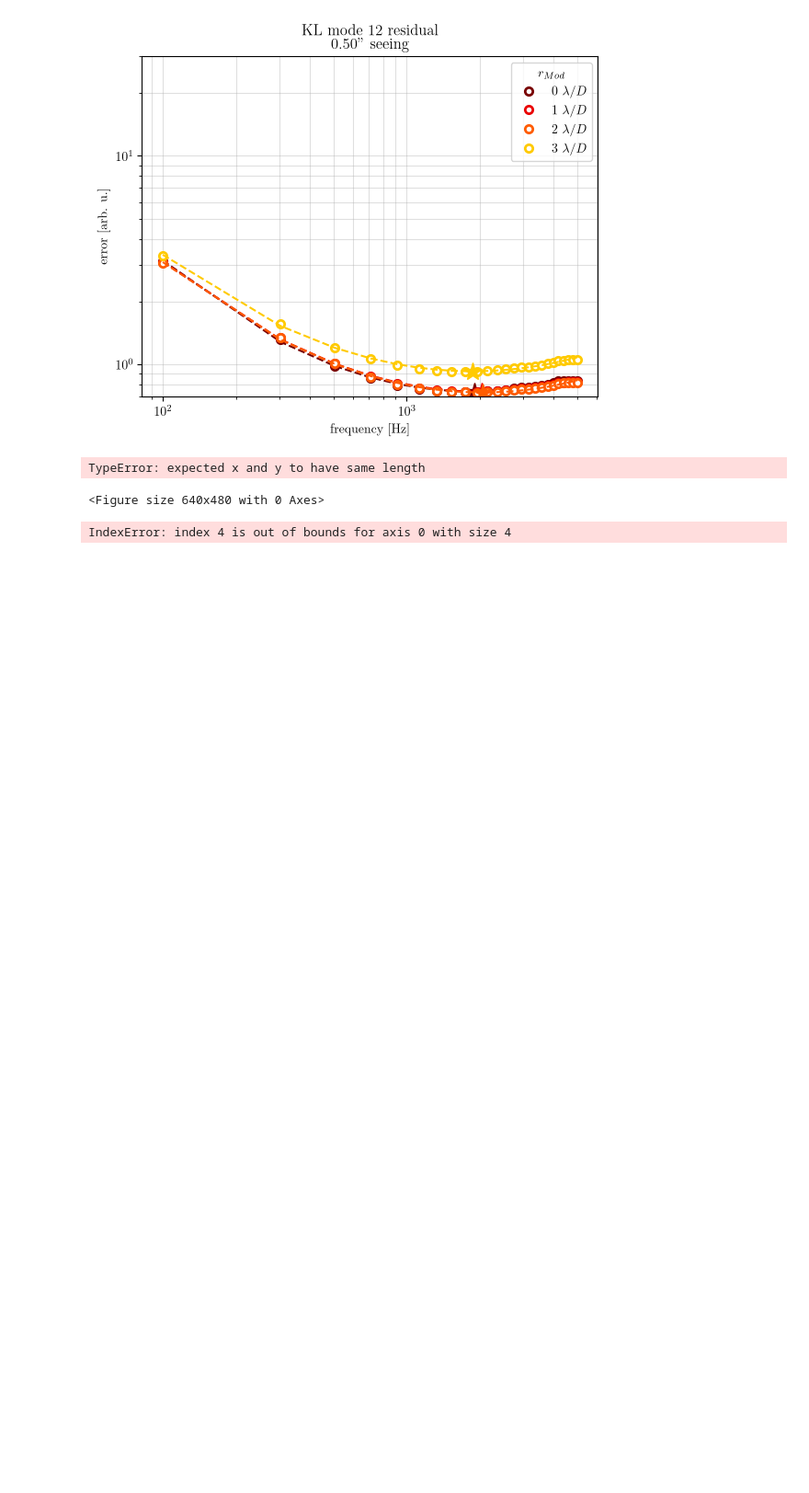
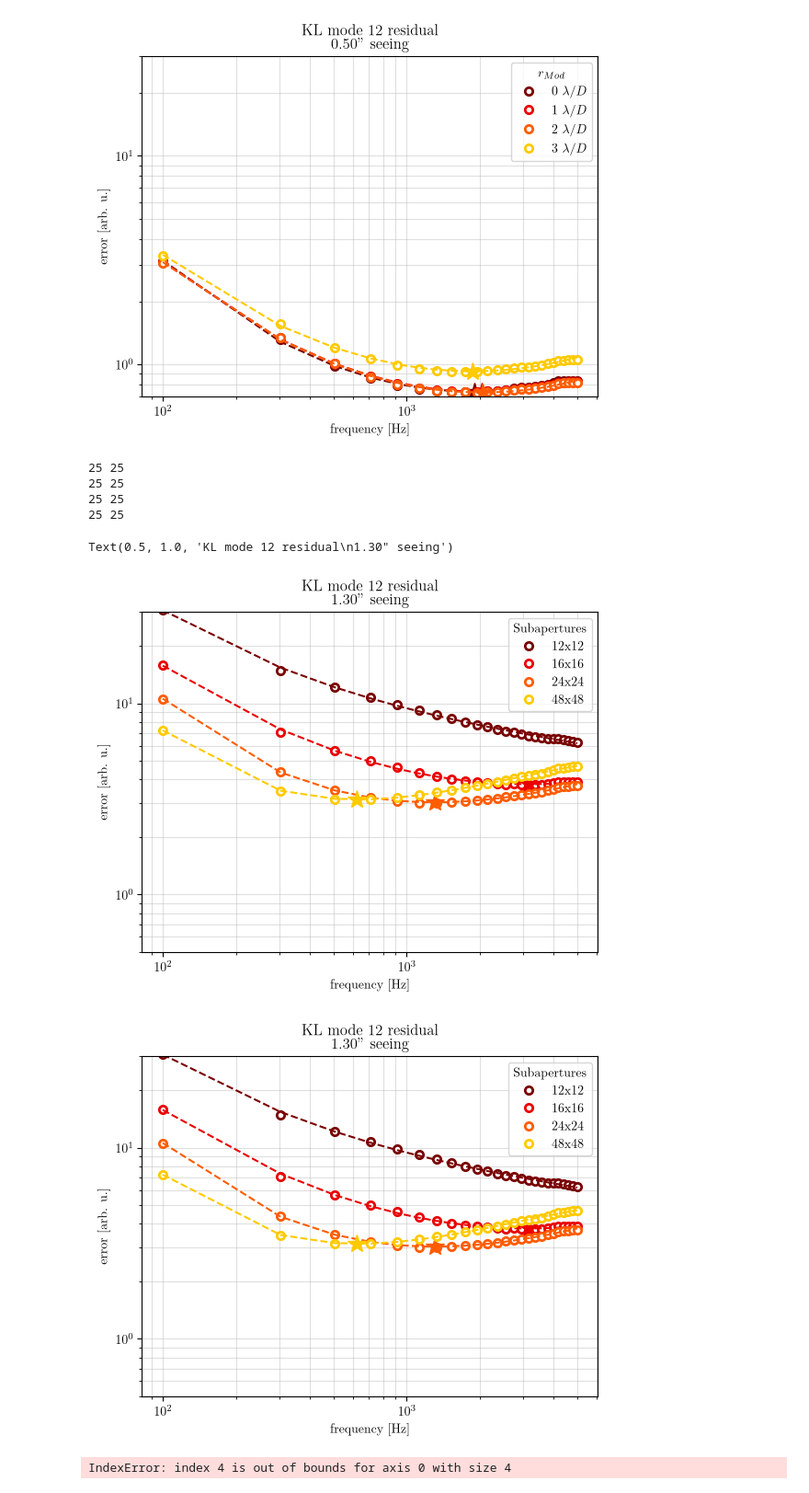
Before and after one commit to Menessao/SPECULA, a Jupyter notebook: config/RISTRETTO/plotErrorBudget.ipynb, the cells around one changed output. Shown at 92% size. Drawn from its saved outputs; the diff is of its cells as text; code cells hidden in the pictures; blank space fills up the shorter version.

```diff
--- a/config/RISTRETTO/plotErrorBudget.ipynb
+++ b/config/RISTRETTO/plotErrorBudget.ipynb
@@ -36,6 +109,24 @@ combined_df = pd.concat(
     ignore_index=True,
 )
 
+for rMod in rMods:
+    for seeing in seeings:
+        df = pd.read_csv(f'/raid1/mmenessini/results/RISTRETTOunobs/eb_csv/multistage1200_INT_rMod{rMod:1.1f}_s{seeing:1.2f}_RON0.5_delay500.0us_VoverD1.46Hz_CL_1Nm.csv')
+        dfs.append(df)
+        rMod_values.append(rMod)
+        seeing_values.append(seeing)
+
+combined_df_ms = pd.concat(
+    [df.assign(rMod=param_r,seeing=param_s) for df, param_r, param_s in zip(dfs, rMod_values, seeing_values)],
+    ignore_index=True,
+)
+
+
+nsubaps_ms = combined_df_ms['Nsubaps']
+modeids_ms = combined_df_ms['modeId']
+rmods_ms = combined_df_ms['rMod']
+ssval_ms = combined_df_ms['seeing']
+photperms_ms = combined_df_ms['photPerMs']
 
 nsubaps = combined_df['Nsubaps']
 modeids = combined_df['modeId']
@@ -84,25 +175,52 @@ Text(0.5, 1.0, 'KL mode 12 residual\n0.50" seeing')
 # %%
 rMod = 1
 n_subaps = np.array([12,16,24,48])
 
 plt.figure()
 for i,n_subap in enumerate(n_subaps):
     y = combined_df[modeids == mode_idx][nsubaps == n_subap][rmods == rMod][ssval == seeing][photperms == 10000]['residual']
     p = np.polyfit(np.log(freqs),np.log(y),deg=3)
     plt.loglog(freqs,y,'o',c=f'C{i+1}',markersize=6,markerfacecolor='white',
             markeredgewidth=2, label=f'{n_subap}x{n_subap}')
     plt.loglog(freqs,np.exp(np.polyval(p,np.log(freqs))),'--',c=f'C{i+1}', label='')
     fmin = np.exp((np.sqrt(4*p[1]**2-12*p[0]*p[2])-2*p[1])/(6*p[0]))
     plt.loglog(fmin,np.exp(np.polyval(p,np.log(fmin))),'*',c=f'C{i+1}',markersize=15, label='')
 plt.legend(title=r'Subapertures')
 plt.grid(which='both',alpha=0.4)
 plt.xlabel('frequency [Hz]')
 plt.ylabel('error [arb. u.]')
 plt.ylim([0.5,30])
 plt.title(f'KL mode {mode_idx} residual\n{seeing:1.2f}" seeing')#{rMod} '+r'$\lambda/D$')
+
+
+freqs_ms = combined_df[modeids_ms == mode_idx][nsubaps_ms == 48][rmods_ms == rMod][ssval_ms == seeing][photperms_ms == 100000]['freqInHz']    #np.linspace(100,5000,25)
+
+
+plt.figure()
+for i,n_subap in enumerate(n_subaps):
+    y = combined_df_ms[modeids_ms == mode_idx][nsubaps_ms == n_subap][rmods_ms == rMod][ssval_ms == seeing][photperms_ms == 10000]['residual']
+    y = y[len(y)//2:]
+    print(len(y),len(freqs_ms))
+    p = np.polyfit(np.log(freqs_ms),np.log(y),deg=3)
+    plt.loglog(freqs_ms,y,'o',c=f'C{i+1}',markersize=6,markerfacecolor='white',
+            markeredgewidth=2, label=f'{n_subap}x{n_subap}')
+    plt.loglog(freqs_ms,np.exp(np.polyval(p,np.log(freqs_ms))),'--',c=f'C{i+1}', label='')
+    fmin = np.exp((np.sqrt(4*p[1]**2-12*p[0]*p[2])-2*p[1])/(6*p[0]))
+    plt.loglog(fmin,np.exp(np.polyval(p,np.log(fmin))),'*',c=f'C{i+1}',markersize=15, label='')
+plt.legend(title=r'Subapertures')
+plt.grid(which='both',alpha=0.4)
+plt.xlabel('frequency [Hz]')
+plt.ylabel('error [arb. u.]')
+plt.ylim([0.5,30])
+plt.title(f'KL mode {mode_idx} residual\n{seeing:1.2f}" seeing')#{rMod} '+r'$\lambda/D$')
 # %% [output]
-TypeError: expected x and y to have same length
+25 25
+25 25
+25 25
+25 25
-<Figure size 640x480 with 0 Axes>
+Text(0.5, 1.0, 'KL mode 12 residual\n1.30" seeing')
+[figure, added]
+[figure, added]
 # %%
 fluxes = np.logspace(6,8,5)/1e+3
 n_subaps = np.array([12,16,24,48])
```
Also changed, not shown: parts of 5 cells of this notebook, 7 other files.
